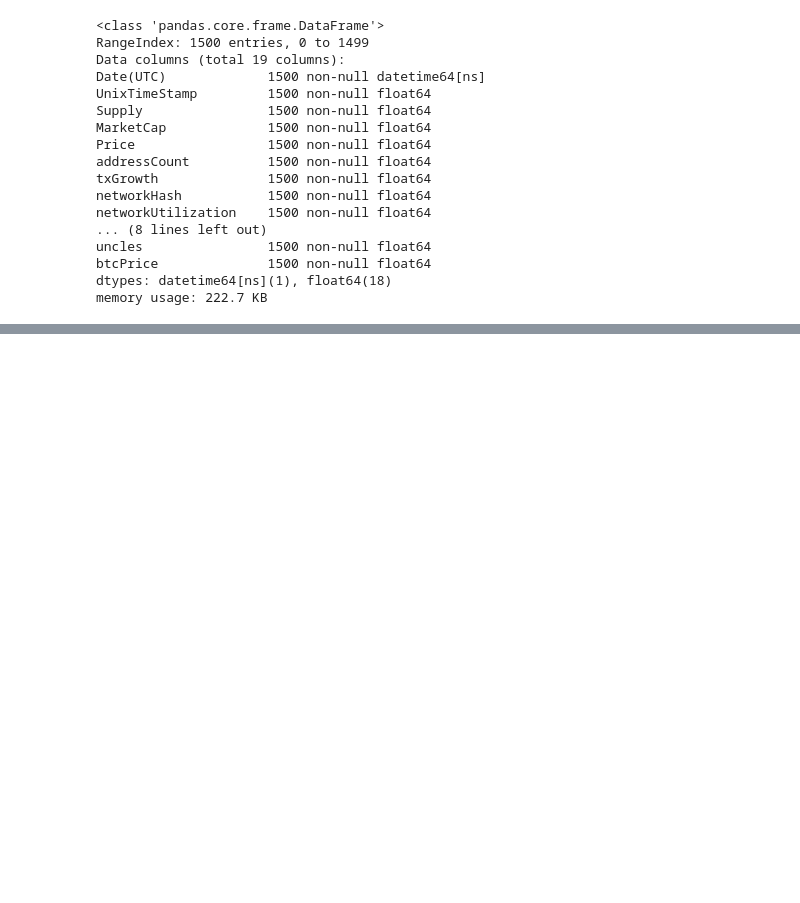
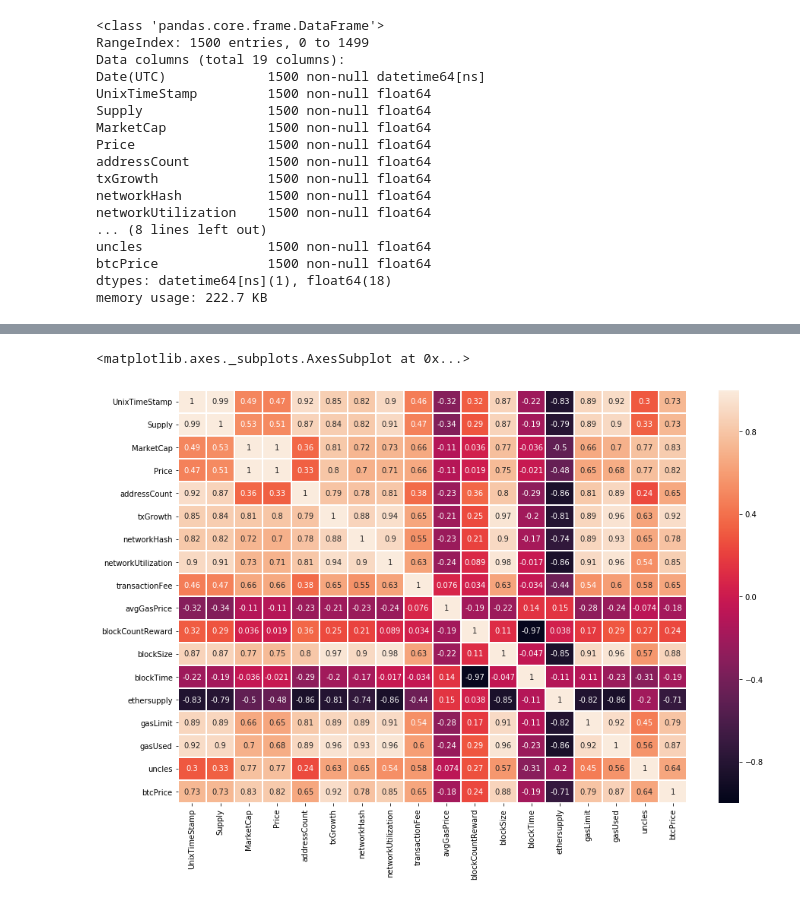
Before and after one commit to y4m4rx/appliedDataScienceProject, a Jupyter notebook: Data Clean/Project.ipynb, the cells around one changed output, grey strips where cells are left out. Drawn from its saved outputs; the diff is of its cells as text; code cells hidden in the pictures; blank space fills up the shorter version.

```diff
--- a/Data Clean/Project.ipynb
+++ b/Data Clean/Project.ipynb
@@ -141,3 +141,11 @@ df_data.describe()
 | 50% | 1.502971e+09 | 9.407962e+07 | 14216.503048 | 136.045000 | 5.975766e+06 | 3.061815e+05 | 92156.117400 | 0.569950 | ... |
 | 75% | 1.535350e+09 | 1.016003e+08 | 28674.968092 | 295.085000 | 4.406175e+07 | 6.285058e+05 | 179726.672575 | 0.831900 | ... |
 | max | 1.567728e+09 | 1.076359e+08 | 134295.814410 | 1385.020000 | 7.469110e+07 | 1.349890e+06 | 295911.997400 | 0.969000 | ... |
+# %%
+# Correlations
+df_corr = df_data[['Date(UTC)', 'UnixTimeStamp', 'Supply', 'MarketCap', 'Price',
+       'addressCount', 'txGrowth', 'networkHash', 'networkUtilization',
+       'transactionFee', 'avgGasPrice', 'blockCountReward', 'blockSize',
+       'blockTime', 'ethersupply', 'gasLimit', 'gasUsed', 'uncles',
+       'btcPrice']].corr()
+df_corr
@@ -143,0 +170,6 @@ df_data.describe()
+# %%
+fig, ax = plt.subplots(figsize=(15,10))
+sns.heatmap(df_corr,linecolor='white',linewidth='1',annot=True,vmin=-1)
+# %% [output]
+<matplotlib.axes._subplots.AxesSubplot at 0x...>
+[figure, added]
```
Also changed, not shown: parts of 3 cells of this notebook.
